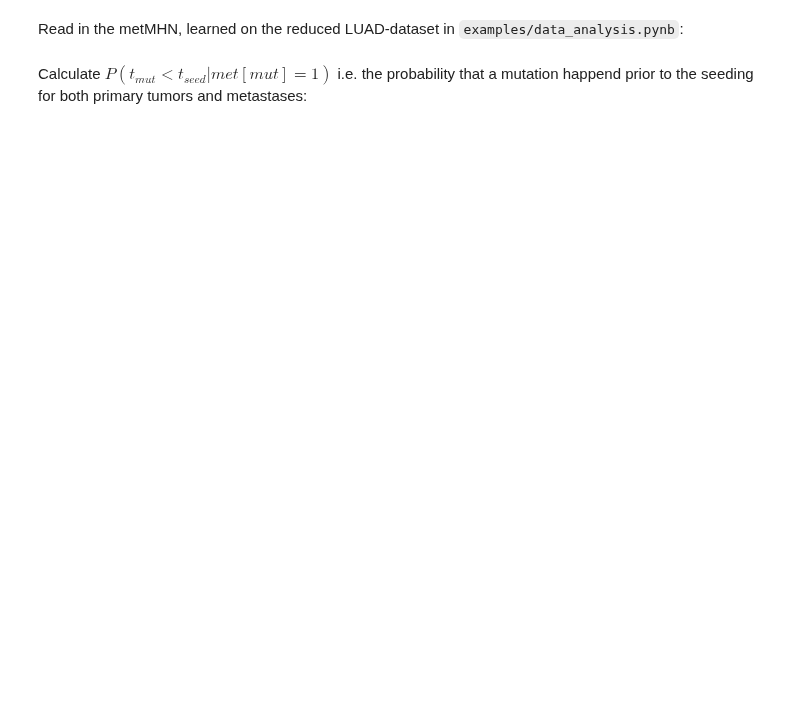
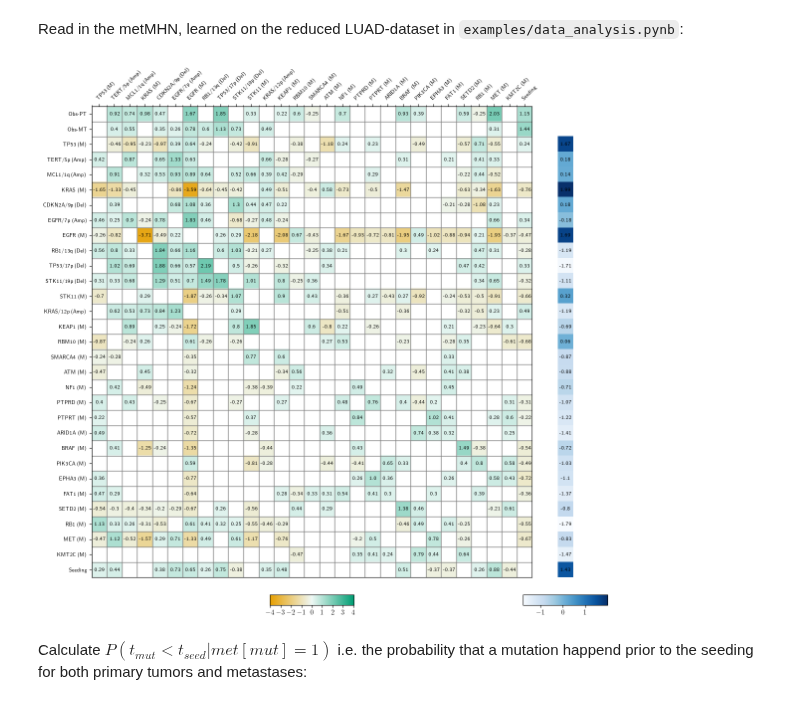
Before and after one commit to cbg-ethz/metMHN, a Jupyter notebook: examples/simulation_study.ipynb, the cells around one changed output. Cells and saved outputs as stored; diff of their text form; code cells hidden in the pictures; blank space fills up the shorter version.

```diff
--- a/examples/simulation_study.ipynb
+++ b/examples/simulation_study.ipynb
@@ -12,14 +16,18 @@ plt.rcParams['text.usetex'] = True
 # %% [markdown]
 Read in the metMHN, learned on the reduced LUAD-dataset in `examples/data_analysis.pynb`:
 # %%
-params = pd.read_csv("../results/luad/luad_g14_20muts.csv", index_col=0)
-d_p = params.iloc[0,:].to_numpy()
-d_m = params.iloc[1, :].to_numpy()
-th = params.iloc[2:,:].to_numpy()
+params = pd.read_csv("../results/luad/luad_g14_cv_20muts_8cnvs.csv", index_col=0)
+d_p = jnp.array(params.iloc[0,:].to_numpy())
+d_m = jnp.array(params.iloc[1, :].to_numpy())
+th = jnp.array(params.iloc[2:,:].to_numpy())
 events = params.columns
 n = th.shape[1]
-rng = np.random.default_rng(seed=42)
-utils.plot_theta(params.to_numpy(), events, 0.2, True, 7.5)
+fig, (ax1, ax2) = plt.subplots(1,2, sharey="col", figsize=(23,15),
+                                gridspec_kw={'width_ratios': [n, 1], "wspace": -0.6})
+utils.plot_theta(ax1, ax2, params.to_numpy(), events, alpha=0.2, verbose=True, font_size=7.5)
+plt.show()
+# %% [output]
+[figure, added]
 # %% [markdown]
 Calculate $P(t_{mut} < t_{seed}| met[mut] = 1)$ i.e. the probability that a mutation happend prior to the seeding for both primary tumors and metastases:
 # %%
```
Also changed, not shown: parts of 5 cells of this notebook, 4 other files.
